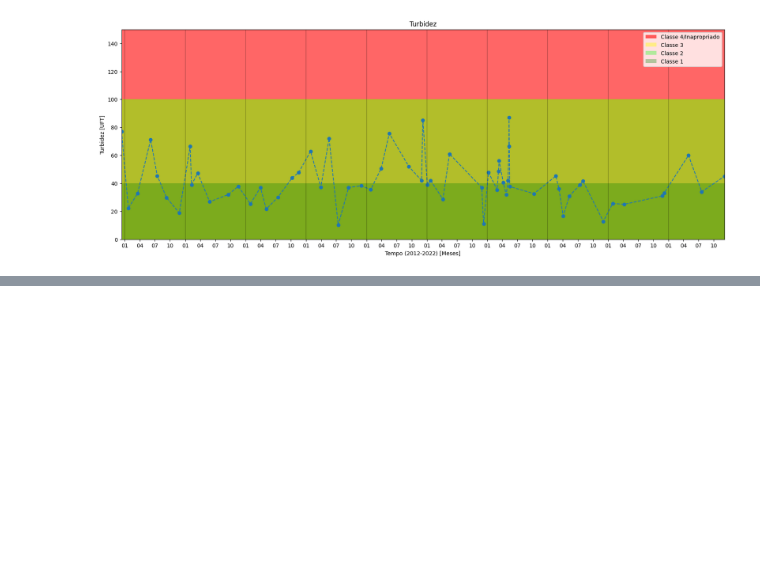
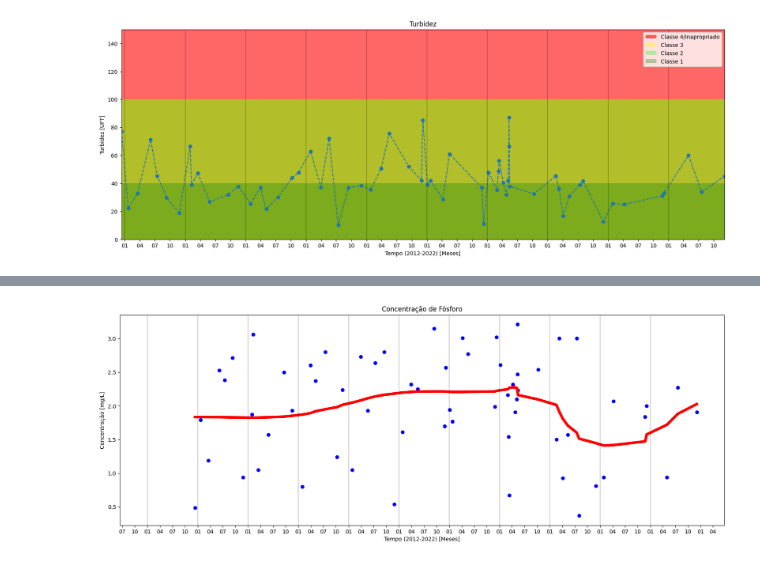
Before and after one commit to MekhyW/Analise-agua-Rio-Pinheiros, a Jupyter notebook: Exploratory.ipynb, the cells around one changed output, grey strips where cells are left out. Drawn from its saved outputs; the diff is of its cells as text; code cells hidden in the pictures; blank space fills up the shorter version.

```diff
--- a/Exploratory.ipynb
+++ b/Exploratory.ipynb
@@ -186,0 +223,4 @@ plot_historic_conama('Turbidez', df_2012_2022_turbidez['datetime'], df_2012_2022
+# %%
+fit_polynomial_plot('Concentração de Fósforo', df_2012_2022_fosforo['datetime'], df_2012_2022_fosforo['Valor'].astype(float), 'Tempo (2012-2022) [Meses]', 'Concentração [mg/L]')
+# %% [output]
+[figure, added]
```
Also changed, not shown: parts of 8 cells of this notebook.
